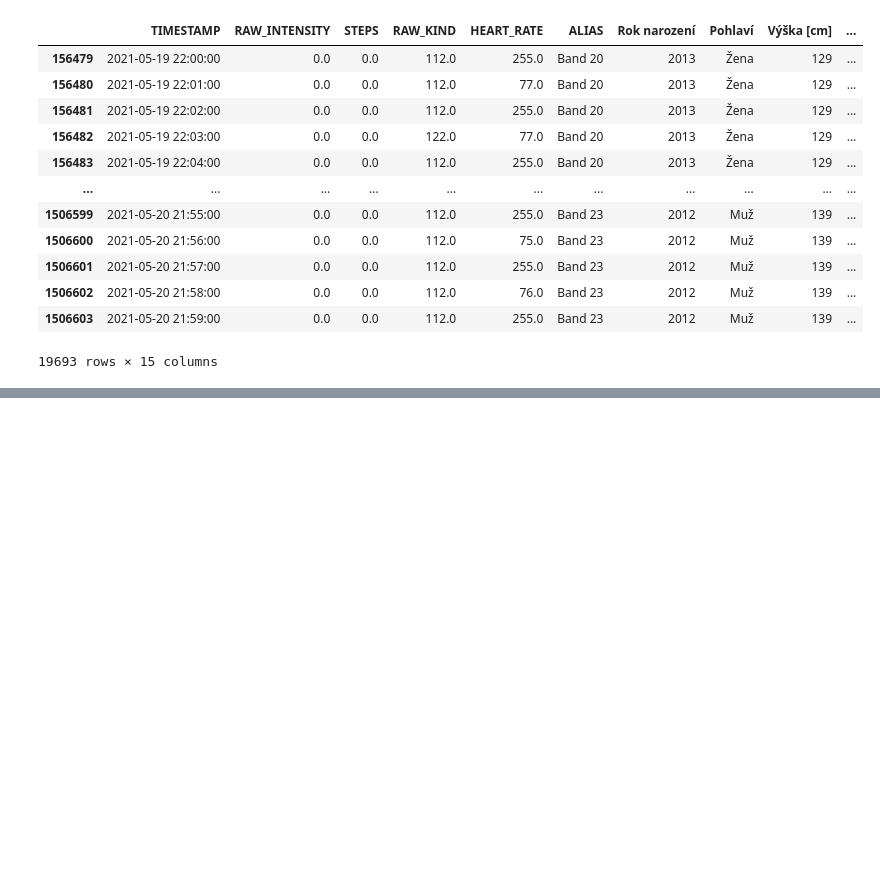
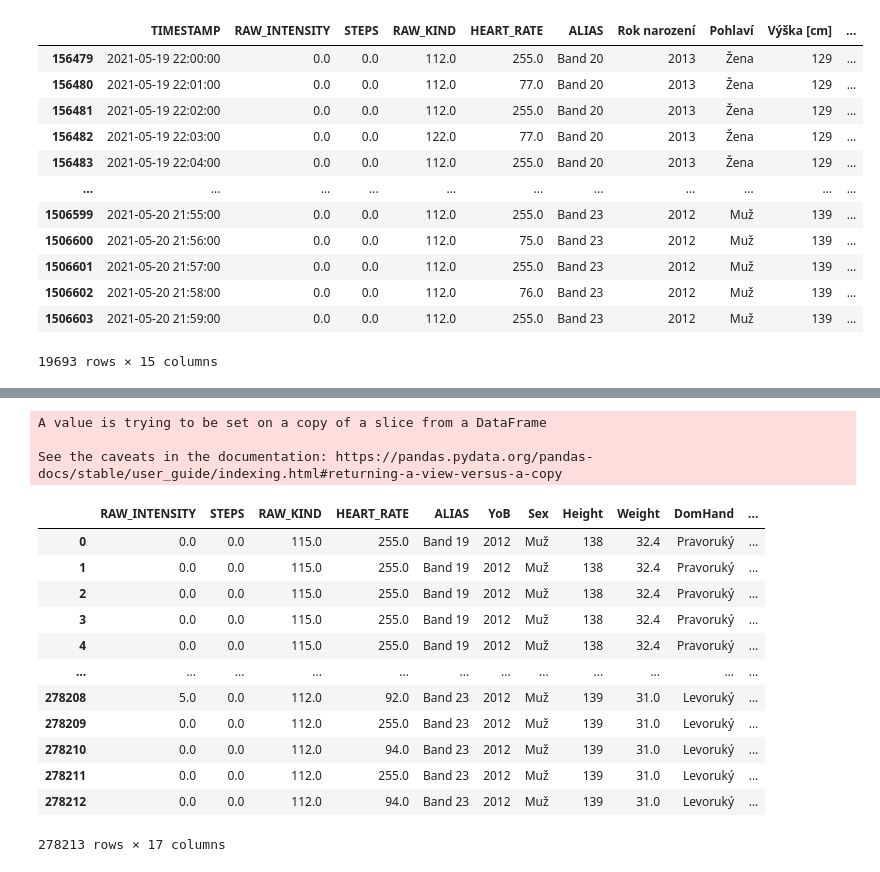
Before and after one commit to edavidk7/WebApp, a Jupyter notebook: band_data.ipynb, the cells around one changed output, grey strips where cells are left out. Drawn from its saved outputs; the diff is of its cells as text; code cells hidden in the pictures; blank space fills up the shorter version.

Commit message:
Finalized data

```diff
--- a/band_data.ipynb
+++ b/band_data.ipynb
@@ -260,0 +264,3 @@ schedule1
+# %%
+merged_all.reset_index(inplace=True)
+merged_all
@@ -260,0 +281,35 @@ schedule1
+# %%
+for i, row in merged_all.iterrows():
+    subject = False
+    if row["WEEK_DAY"] == "Sunday" or row["WEEK_DAY"] == "Saturday":
+        merged_all.at[i, 'SCHOOL'] = False
+        merged_all.at[i, 'SUBJECT'] = "N/A"
+        merged_all.at[i, 'BREAK'] = False
+        merged_all.at[i, 'WEEKEND'] = True
+    else:
+        merged_all.at[i, 'WEEKEND'] = False
+        day_schedule = schedule[schedule["day"]==row["WEEK_DAY"]]
+        day_schedule.reset_index(inplace=True)
+        c_time = row["DATETIME_CET"].time()
+        #day_schedule["from"] = pd.Timestamp(day_schedule["from"]).time
+        #day_schedule["to"] = pd.Timestamp(day_schedule["to"]).time
+        school_start = pd.Timestamp(day_schedule.loc[0].at["from"]).time()
+        school_end = pd.Timestamp(
+            day_schedule.at[len(day_schedule["to"])-1, "to"]).time()
+        for k, row in day_schedule.iterrows():
+            subject_start = pd.Timestamp(row["from"]).time()
+            subject_end = pd.Timestamp(row["to"]).time()
+            if (subject_start <= c_time) and (c_time <= subject_end):
+                merged_all.at[i,'SUBJECT'] = row["subject"]
+                merged_all.at[i, 'BREAK'] = False
+                merged_all.at[i, 'SCHOOL'] = True
+                subject = True
+
+        if school_start <= c_time and c_time <= school_end and subject==False:
+            merged_all.at[i, 'SUBJECT'] = "N/A"
+            merged_all.at[i, 'BREAK'] = True
+            merged_all.at[i, 'SCHOOL'] = True
+        elif subject == False:
+            merged_all.at[i, 'SUBJECT'] = "N/A"
+            merged_all.at[i, 'BREAK'] = False
+            merged_all.at[i, 'SCHOOL'] = False
@@ -260,0 +350,3 @@ schedule1
+# %%
+merged_all.drop(["index","TIMESTAMP","DATETIME"],inplace=True,axis=1)
+merged_all
@@ -260,0 +370,20 @@ schedule1
+# %%
+merged_all.rename({"Rok narození": "YoB", "Pohlaví": "Sex", "Výška [cm]": "Height", "Váha [kg]": "Weight", "Rukovost": "DomHand", "Přes noc budu mít náramek na ruce":"BandAtNight"}, axis=1, inplace=True)
+merged_all
+# %% [output]
+A value is trying to be set on a copy of a slice from a DataFrame
+
+See the caveats in the documentation: https://pandas.pydata.org/pandas-docs/stable/user_guide/indexing.html#returning-a-view-versus-a-copy
+|  | RAW_INTENSITY | STEPS | RAW_KIND | HEART_RATE | ALIAS | YoB | Sex | Height | Weight | DomHand | ... |
+| 0 | 0.0 | 0.0 | 115.0 | 255.0 | Band 19 | 2012 | Muž | 138 | 32.4 | Pravoruký | ... |
+| 1 | 0.0 | 0.0 | 115.0 | 255.0 | Band 19 | 2012 | Muž | 138 | 32.4 | Pravoruký | ... |
+| 2 | 0.0 | 0.0 | 115.0 | 255.0 | Band 19 | 2012 | Muž | 138 | 32.4 | Pravoruký | ... |
+| 3 | 0.0 | 0.0 | 115.0 | 255.0 | Band 19 | 2012 | Muž | 138 | 32.4 | Pravoruký | ... |
+| 4 | 0.0 | 0.0 | 115.0 | 255.0 | Band 19 | 2012 | Muž | 138 | 32.4 | Pravoruký | ... |
+| ... | ... | ... | ... | ... | ... | ... | ... | ... | ... | ... | ... |
+| 278208 | 5.0 | 0.0 | 112.0 | 92.0 | Band 23 | 2012 | Muž | 139 | 31.0 | Levoruký | ... |
+| 278209 | 0.0 | 0.0 | 112.0 | 255.0 | Band 23 | 2012 | Muž | 139 | 31.0 | Levoruký | ... |
+| 278210 | 0.0 | 0.0 | 112.0 | 94.0 | Band 23 | 2012 | Muž | 139 | 31.0 | Levoruký | ... |
+| 278211 | 0.0 | 0.0 | 112.0 | 255.0 | Band 23 | 2012 | Muž | 139 | 31.0 | Levoruký | ... |
+| 278212 | 0.0 | 0.0 | 112.0 | 94.0 | Band 23 | 2012 | Muž | 139 | 31.0 | Levoruký | ... |
+278213 rows × 17 columns
```
Also changed, not shown: parts of 9 cells of this notebook, 7 other files.
